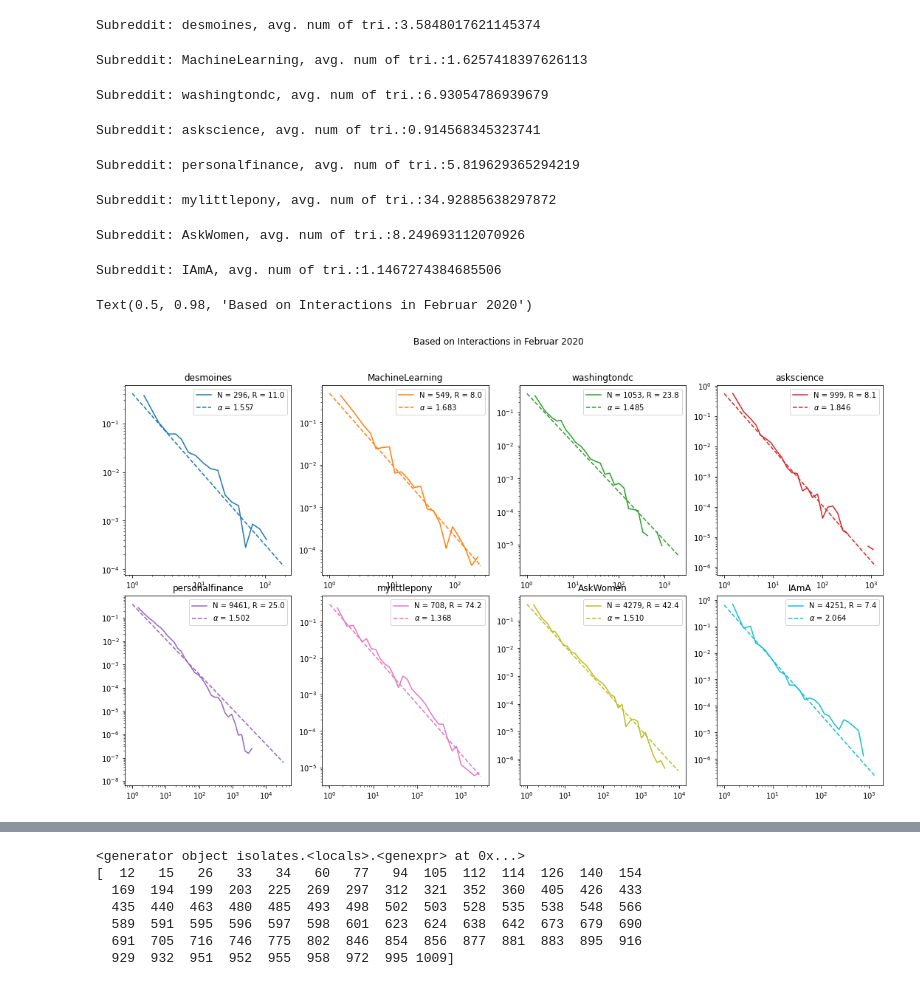
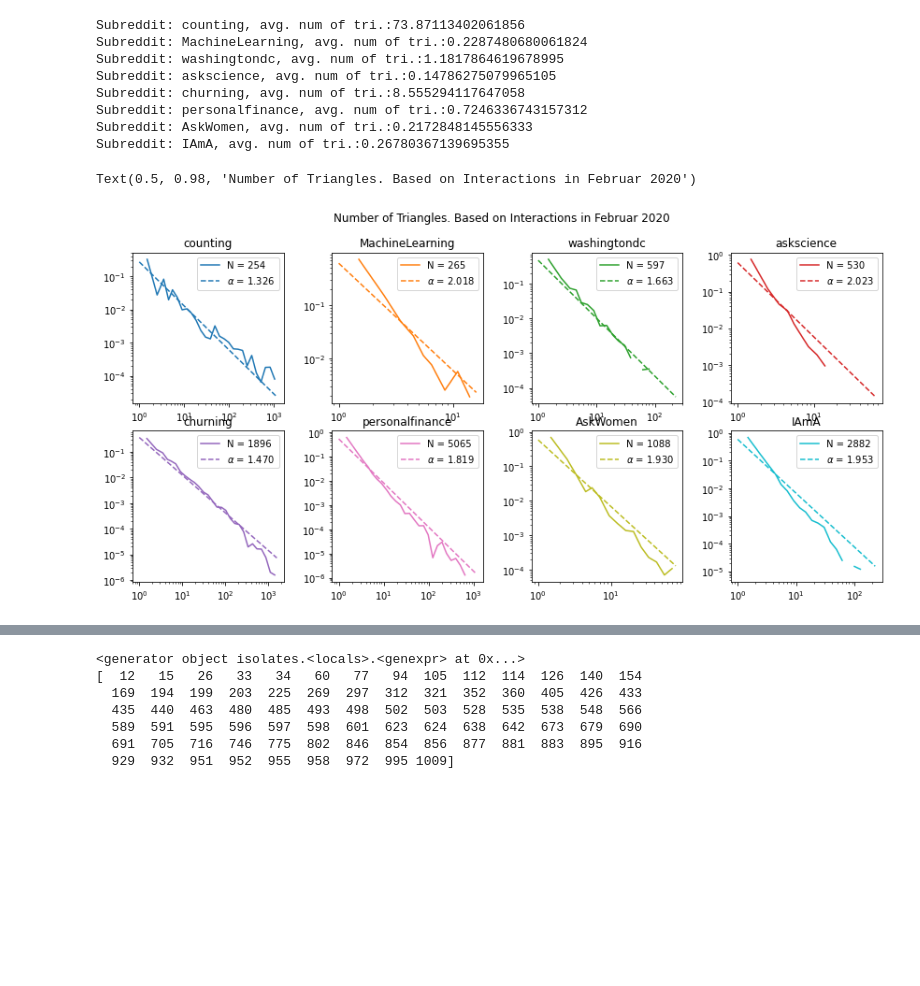
Before and after one commit to vneuhaus/InteractionNetworks, a Jupyter notebook: graph.ipynb, the cells around one changed output, grey strips where cells are left out. Saved outputs shown, nothing was run; the diff lists cells and outputs as text; code cells hidden in the pictures; blank space fills up the shorter version.

```diff
--- a/graph.ipynb
+++ b/graph.ipynb
@@ -126,7 +117,7 @@ def degree_histogram_directed(G, in_degree=False, out_degree=False):
         freq[d] += 1
     return freq
 # %%
-subreddits = ['desmoines', 'MachineLearning', 'washingtondc', 'askscience', 'mylittlepony', 'AskWomen']#, 'IAmA']
+subreddits = ['counting', 'churning', 'MachineLearning', 'washingtondc', 'askscience', 'personalfinance', 'AskWomen', 'IAmA']#, 'AskMen']
 fig, axis = plt.subplots(2,4)
 fig.set_figheight(6)
 fig.set_figwidth(12)
@@ -135,8 +126,7 @@ axis = axis.flatten()
 fig.tight_layout()
 fig.subplots_adjust(top=0.88)
 for idx, subreddit in enumerate(subreddits):
-    df = getDataframe(db,subreddit,start,end,'comments')
-    data = getMyParents(df)
+    data = getData(db,subreddit,start,end,'comments')
     num_users = data.shape[0]
     G = nx.MultiDiGraph()
     G.add_nodes_from(np.arange(num_users))
@@ -145,7 +135,11 @@ for idx, subreddit in enumerate(subreddits):
             G.add_edge(int(row[3]),row[4])
     in_degr = np.array(G.in_degree())[:,1]
     out_degr = np.array(G.out_degree())[:,1]
+    dist = np.abs(in_degr-out_degr)
+    ind = np.argpartition(dist, -10)[-10:]
+    print('Subreddit: {}, Top 10 outlier authors: {}'.format(subreddit,data[ind,0]))
     plotting.plotdegrees(in_degr, out_degr, axis[idx], color=clr[idx], subreddit=subreddit)
+    #del(data)
 fig.add_subplot(111, frameon=False)
 plt.tick_params(labelcolor='none', which='both', top=False, bottom=False, left=False, right=False)
 plt.xlabel('In Degree')
@@ -198,21 +169,19 @@ def powerlaw(data, ax=None, show_fit=True, xmin=1):
 # %%
-subreddits = ['desmoines', 'MachineLearning', 'washingtondc']#['MachineLearning', 'washingtondc', 'askscience', 'mylittlepony', 'AskWomen']
-fig, axis = plt.subplots(2,5)
-fig.set_figheight(9)
+subreddits = ['counting', 'churning', 'MachineLearning', 'washingtondc', 'askscience', 'personalfinance', 'AskWomen', 'IAmA']
+fig, axis = plt.subplots(2,8)
+fig.set_figheight(6)
 fig.set_figwidth(20)
 clr = ['tab:blue', 'tab:orange', 'tab:green','tab:red','tab:purple','tab:pink','tab:olive','tab:cyan']
 fig.tight_layout()
 fig.subplots_adjust(top=0.88)
 for idx, subreddit in enumerate(subreddits):
-    df = dh.getDataframe(db,subreddit,start,end,'comments')
-    data = dh.getMyParents(df)
+    data = getData(db,subreddit,start,end,'comments')
     num_users = data.shape[0]
     G = nx.MultiDiGraph()
     G.add_nodes_from(np.arange(num_users))
     for index, row in enumerate(data):
         if row[4] != -1 and not math.isnan(row[4]) and not math.isnan(row[3]):
             G.add_edge(int(row[3]),row[4])
-    G.remove_nodes_from(list(nx.isolates(G)))
     in_degr = np.array(G.in_degree())[:,1]
     out_degr = np.array(G.out_degree())[:,1]
     plotting.plotpowerlaw(in_degr, axis[0,idx],color=clr[idx],xmin=1)
@@ -230,40 +198,36 @@ TypeError: getDataframe() takes from 2 to 3 positional arguments but 5 were give
 # %%
-subreddits = ['desmoines', 'MachineLearning', 'washingtondc', 'askscience', 'personalfinance', 'mylittlepony', 'AskWomen', 'IAmA']
+subreddits = ['counting', 'MachineLearning', 'washingtondc', 'askscience','churning', 'personalfinance', 'AskWomen', 'IAmA']
 fig, axis = plt.subplots(2,4)
-fig.set_figheight(9)
-fig.set_figwidth(18)
+fig.set_figheight(6)
+fig.set_figwidth(12)
 axis = axis.flatten()
 clr = ['tab:blue', 'tab:orange', 'tab:green','tab:red','tab:purple','tab:pink','tab:olive','tab:cyan']
 fig.tight_layout()
 fig.subplots_adjust(top=0.88)
-tris = []
 for idx, subreddit in enumerate(subreddits):
-    df =  pd.read_pickle('dataframes/{}_dataframe.pkl'.format(subreddit))
-    num_users = int(df['user_id'].max())+1
+    data = getData(db,subreddit,start,end,'comments')
+    num_users = data.shape[0]
     G = nx.Graph()
     G.add_nodes_from(np.arange(num_users))
-    for index, row in tqdm(df.iterrows()):
-        if row['link_user_id'] != -1 and not math.isnan(row['link_user_id']) and not math.isnan(row['user_id']):
-            G.add_edge(row['user_id'],row['link_user_id'])
+    for index, row in enumerate(data):
+        if row[4] != -1 and not math.isnan(row[4]) and not math.isnan(row[3]):
+            G.add_edge(int(row[3]),row[4])
     G.remove_nodes_from(list(nx.isolates(G)))
     triangles = np.array(list(nx.triangles(G).items()))[:,1]
-    tris.append(triangles)
     print('Subreddit: {}, avg. num of tri.:{}'.format(subreddit,triangles.mean()))
-    plotting.powerlaw(triangles, axis[idx],color=clr[idx],xmin=1)
-    axis[idx].legend()
-    axis[idx].legend()
+    plotting.plotpowerlaw(triangles, axis[idx],color=clr[idx],xmin=1)
     axis[idx].set_title(subreddit)
     axis[idx].set_box_aspect(1)
-fig.suptitle('Based on Interactions in Februar 2020')
+fig.suptitle('Number of Triangles. Based on Interactions in Februar 2020')
 # %% [output]
-Subreddit: desmoines, avg. num of tri.:3.5848017621145374
+Subreddit: counting, avg. num of tri.:73.87113402061856
+Subreddit: MachineLearning, avg. num of tri.:0.2287480680061824
+Subreddit: washingtondc, avg. num of tri.:1.1817864619678995
+Subreddit: askscience, avg. num of tri.:0.14786275079965105
+Subreddit: churning, avg. num of tri.:8.555294117647058
+Subreddit: personalfinance, avg. num of tri.:0.7246336743157312
+Subreddit: AskWomen, avg. num of tri.:0.2172848145556333
+Subreddit: IAmA, avg. num of tri.:0.26780367139695355
-Subreddit: MachineLearning, avg. num of tri.:1.6257418397626113
+Text(0.5, 0.98, 'Number of Triangles. Based on Interactions in Februar 2020')
-Subreddit: washingtondc, avg. num of tri.:6.93054786939679
-Subreddit: askscience, avg. num of tri.:0.914568345323741
-Subreddit: personalfinance, avg. num of tri.:5.819629365294219
-Subreddit: mylittlepony, avg. num of tri.:34.92885638297872
-Subreddit: AskWomen, avg. num of tri.:8.249693112070926
-Subreddit: IAmA, avg. num of tri.:1.1467274384685506
-Text(0.5, 0.98, 'Based on Interactions in Februar 2020')
-[figure, old version]
+[figure, new version]
 # %%
```
Also changed, not shown: parts of 7 cells of this notebook, 1 other file.
